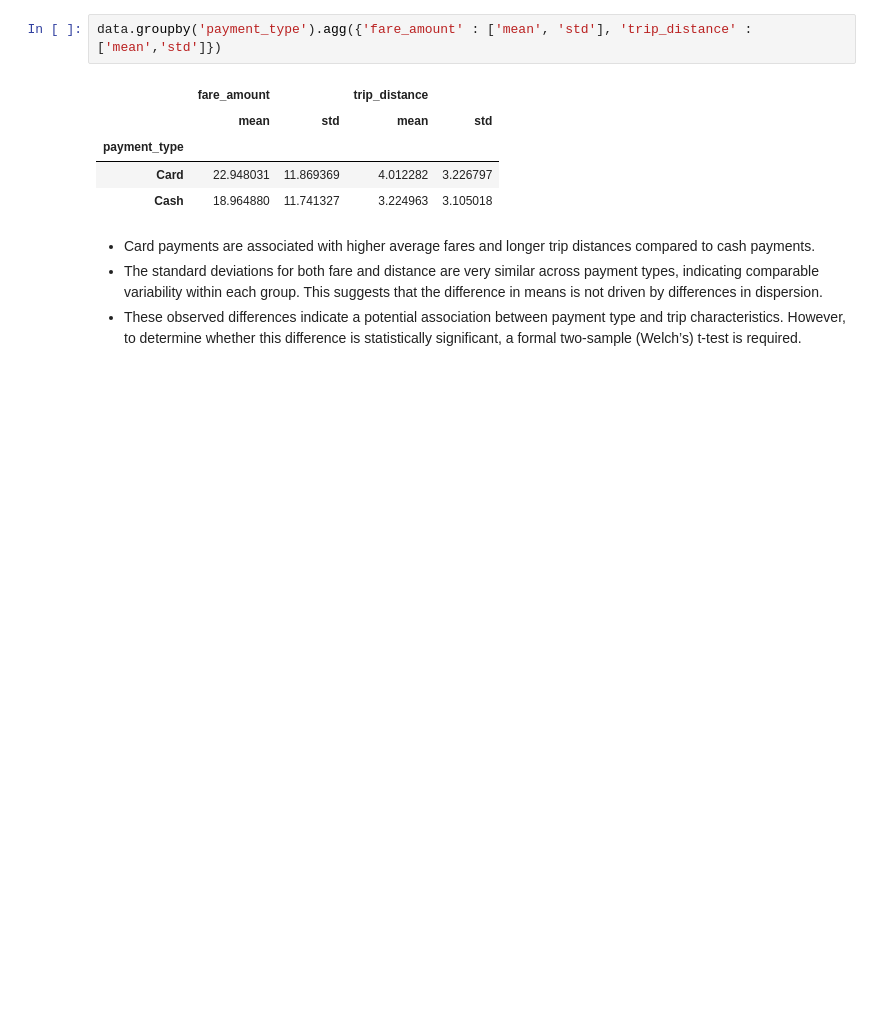
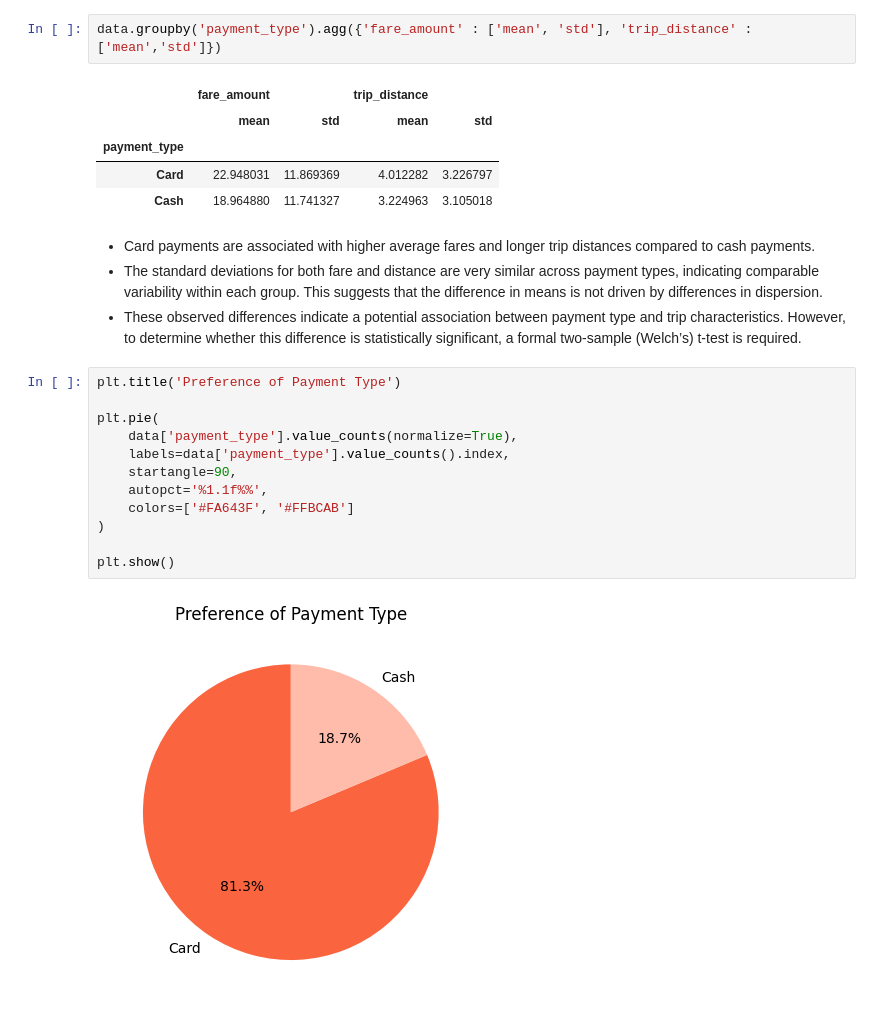
Before and after one commit to suparnachowdhury/Hypothesis-Testing-for-Taxi-Revenue-Optimization, a Jupyter notebook: Hypothesis Testing for Taxi Revenue Optimization.ipynb, the cells around one changed output. Saved outputs shown, nothing was run; the diff lists cells and outputs as text; blank space fills up the shorter version.

```diff
--- a/Hypothesis Testing for Taxi Revenue Optimization.ipynb
+++ b/Hypothesis Testing for Taxi Revenue Optimization.ipynb
@@ -407,3 +407,17 @@ data.groupby('payment_type').agg({'fare_amount' : ['mean', 'std'], 'trip_distanc
 - Card payments are associated with higher average fares and longer trip distances compared to cash payments.
 - The standard deviations for both fare and distance are very similar across payment types, indicating comparable variability within each group. This suggests that the difference in means is not driven by differences in dispersion.
 - These observed differences indicate a potential association between payment type and trip characteristics. However, to determine whether this difference is statistically significant, a formal two-sample (Welch’s) t-test is required.
+# %%
+plt.title('Preference of Payment Type')
+
+plt.pie(
+    data['payment_type'].value_counts(normalize=True),
+    labels=data['payment_type'].value_counts().index,
+    startangle=90,
+    autopct='%1.1f%%',
+    colors=['#FA643F', '#FFBCAB']
+)
+
+plt.show()
+# %% [output]
+[figure, added]
```
Also changed, not shown: parts of 5 cells of this notebook.
